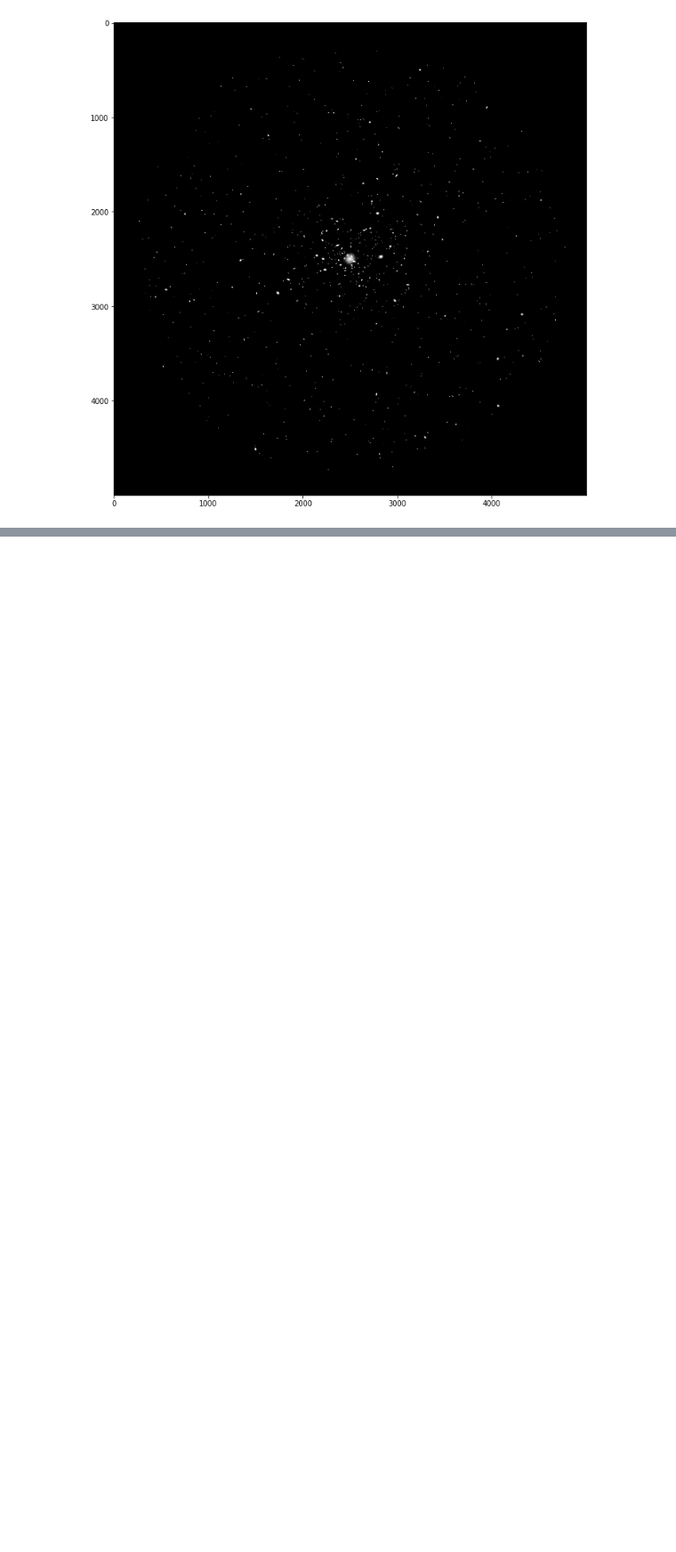
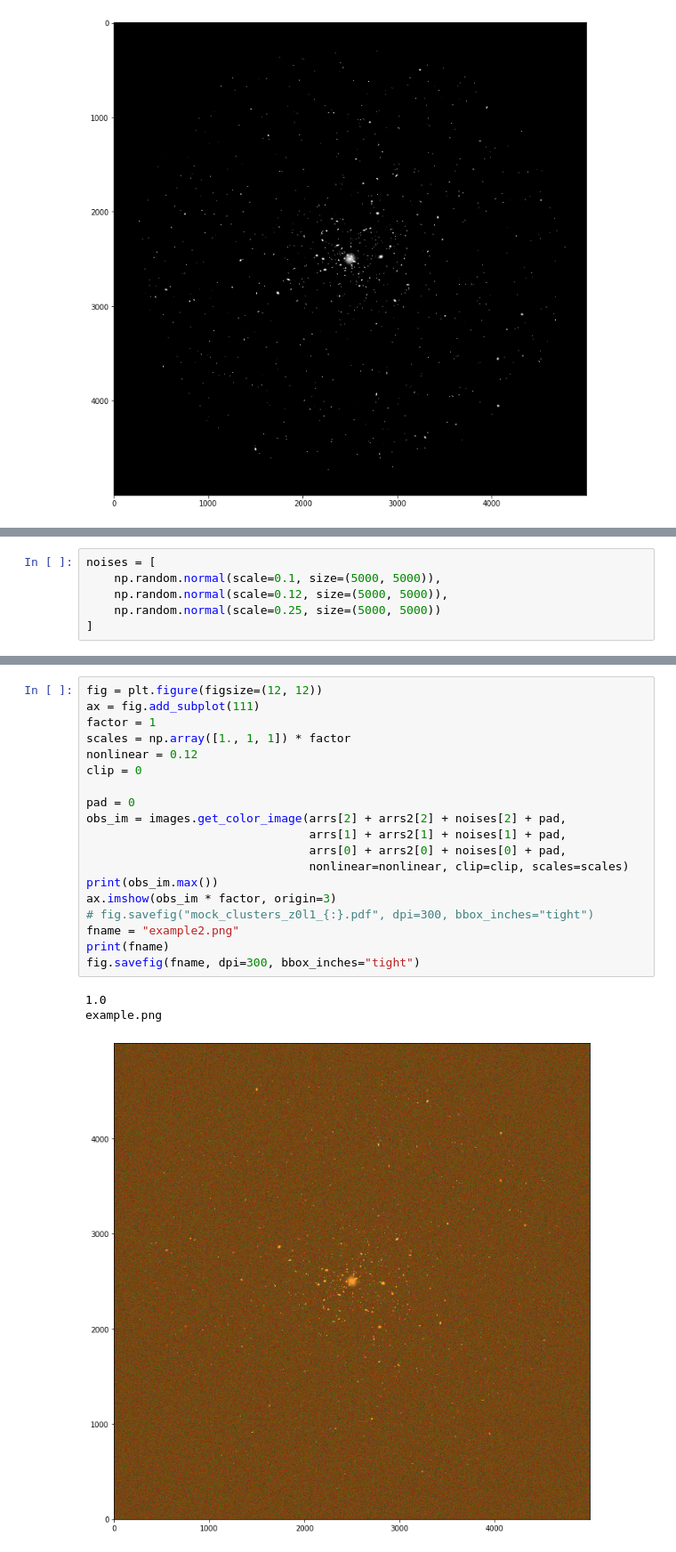
Before and after one commit to vargatn/synthetic, a Jupyter notebook: notebooks/galsim/Galsim_Mock_generator_v04_ICL.ipynb, the cells around one changed output, grey strips where cells are left out. Shown at 89% size. Saved outputs shown, nothing was run; the diff lists cells and outputs as text; blank space fills up the shorter version.

```diff
--- a/notebooks/galsim/Galsim_Mock_generator_v04_ICL.ipynb
+++ b/notebooks/galsim/Galsim_Mock_generator_v04_ICL.ipynb
@@ -188,0 +118,6 @@ flux_i0 = flux_i
+# %%
+noises = [
+    np.random.normal(scale=0.1, size=(5000, 5000)),
+    np.random.normal(scale=0.12, size=(5000, 5000)),
+    np.random.normal(scale=0.25, size=(5000, 5000))
+]
@@ -188,0 +147,23 @@ flux_i0 = flux_i
+# %%
+fig = plt.figure(figsize=(12, 12))
+ax = fig.add_subplot(111)
+factor = 1
+scales = np.array([1., 1, 1]) * factor
+nonlinear = 0.12
+clip = 0
+
+pad = 0
+obs_im = images.get_color_image(arrs[2] + arrs2[2] + noises[2] + pad,
+                                arrs[1] + arrs2[1] + noises[1] + pad,
+                                arrs[0] + arrs2[0] + noises[0] + pad,
+                                nonlinear=nonlinear, clip=clip, scales=scales)
+print(obs_im.max())
+ax.imshow(obs_im * factor, origin=3)
+# fig.savefig("mock_clusters_z0l1_{:}.pdf", dpi=300, bbox_inches="tight")
+fname = "example2.png"
+print(fname)
+fig.savefig(fname, dpi=300, bbox_inches="tight")
+# %% [output]
+1.0
+example.png
+[figure, added]
```
Also changed, not shown: parts of 16 cells of this notebook, 1 other file.
